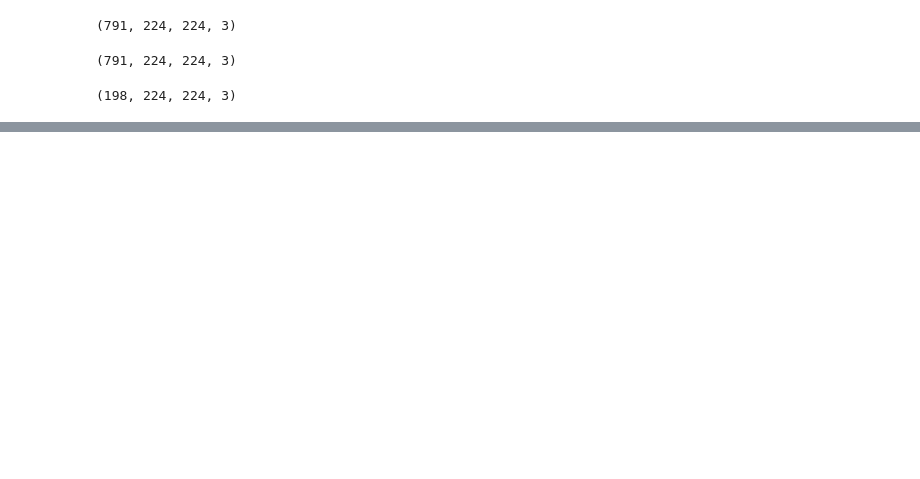
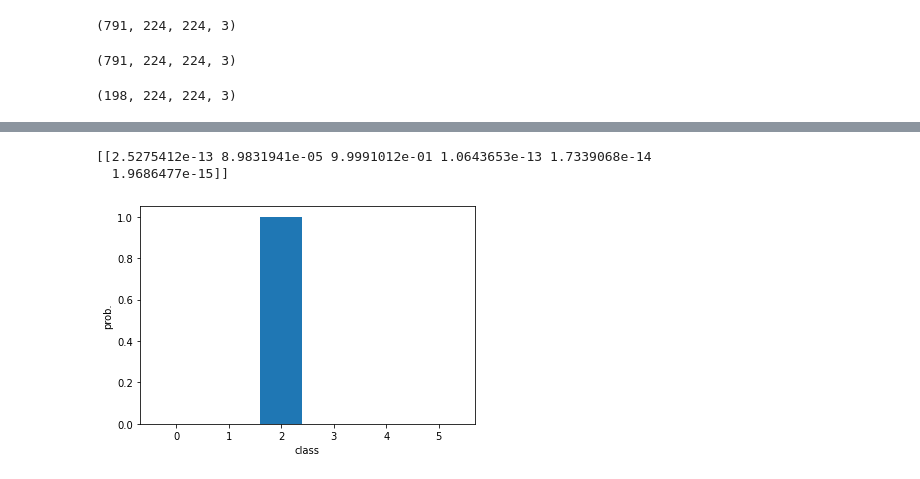
Before and after one commit to kpuce2021/Dandelion, a Jupyter notebook: server/Dandelion-Server/tf_ver_2_0.ipynb, the cells around one changed output, grey strips where cells are left out. Cells and saved outputs as stored; diff of their text form; code cells hidden in the pictures; blank space fills up the shorter version.

```diff
--- a/server/Dandelion-Server/tf_ver_2_0.ipynb
+++ b/server/Dandelion-Server/tf_ver_2_0.ipynb
@@ -270,0 +216,13 @@ print(preds)
+# %%
+preds = model.predict(X_test_scaled[100:101])
+print(preds)
+# %% [output]
+[[2.5275412e-13 8.9831941e-05 9.9991012e-01 1.0643653e-13 1.7339068e-14
+  1.9686477e-15]]
+# %%
+plt.bar(range(6), preds[0])
+plt.xlabel('class')
+plt.ylabel('prob.')
+plt.show()
+# %% [output]
+[figure, added]
```
Also changed, not shown: parts of 39 cells of this notebook, 4 other files.
